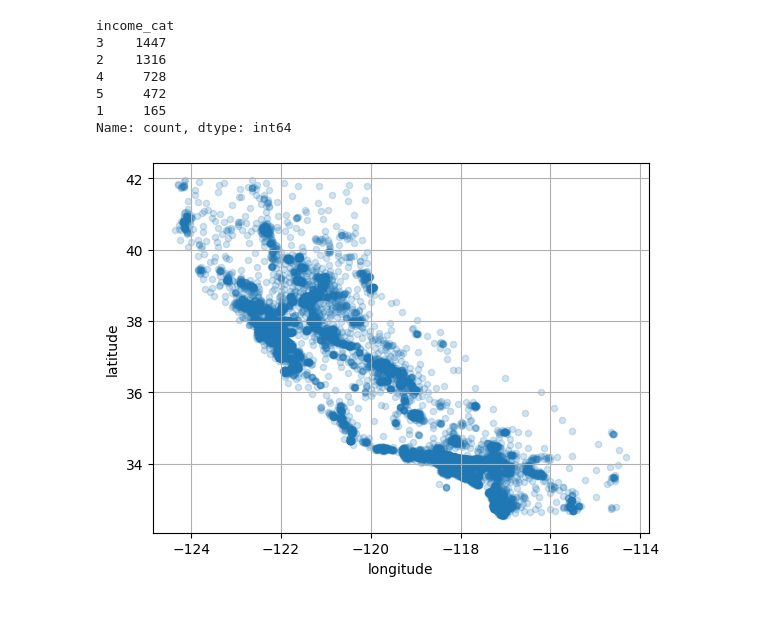
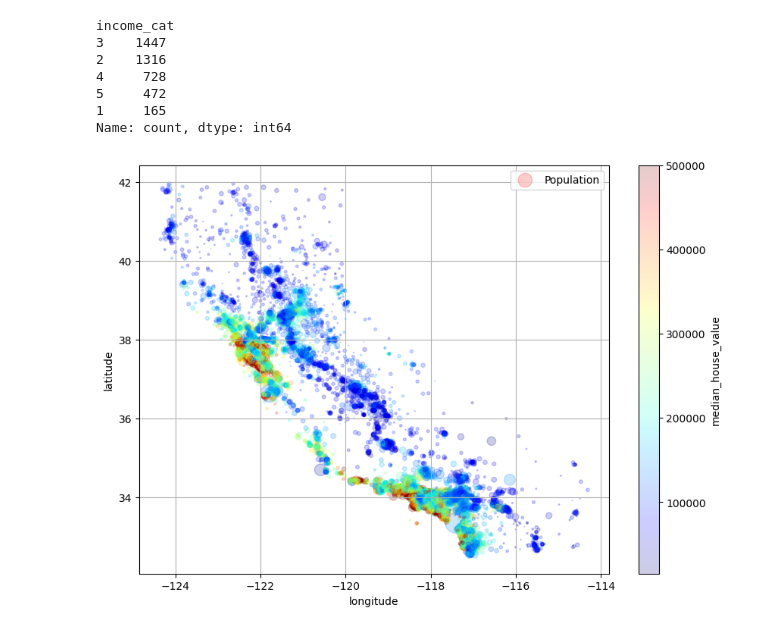
Before and after one commit to naven084k/MachineLearning, a Jupyter notebook: handsonML/chapter2/main.ipynb, the cells around one changed output. Saved outputs shown, nothing was run; the diff lists cells and outputs as text; code cells hidden in the pictures.

```diff
--- a/handsonML/chapter2/main.ipynb
+++ b/handsonML/chapter2/main.ipynb
@@ -153,7 +153,9 @@ for set in (strat_test_data, strat_train_data):
 # %%
 housing = housing_df.copy()
 # %%
-housing.plot(kind='scatter', x='longitude',y='latitude', grid=True, alpha=0.2)
+housing.plot(kind='scatter', x='longitude',y='latitude', grid=True, alpha=0.2,
+             s=housing['population']/100, label='Population', c='median_house_value', cmap='jet', legend=True, sharex=False,
+             figsize=(10,7))
 plt.show()
 # %% [output]
-[figure, old version]
+[figure, new version]
```
Also changed, not shown: parts of 3 cells of this notebook.
